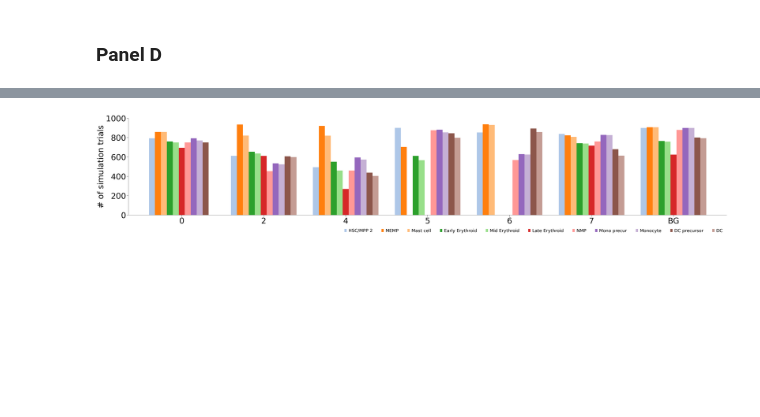
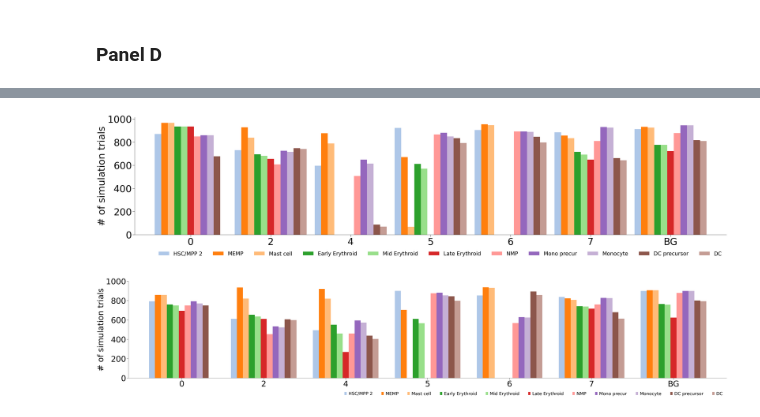
Before and after one commit to StatBiomed/clonaltrans, a Jupyter notebook: notebooks/Figure_3_A-D.ipynb, the cells around one changed output, grey strips where cells are left out. Drawn from its saved outputs; the diff is of its cells as text; code cells hidden in the pictures; blank space fills up the shorter version.

```diff
--- a/notebooks/Figure_3_A-D.ipynb
+++ b/notebooks/Figure_3_A-D.ipynb
@@ -169,3 +174,8 @@ df
+# %%
+from clonaltrans.pl import succeed_trails_to_first
+succeed_trails_to_first(df, 1000)
+# %% [output]
+[figure, added]
 # %%
 from clonaltrans.pl import succeed_trails_to_first
 succeed_trails_to_first(df, 1000, save='cb_potency')
```
Also changed, not shown: parts of 7 cells of this notebook, 9 other files.
